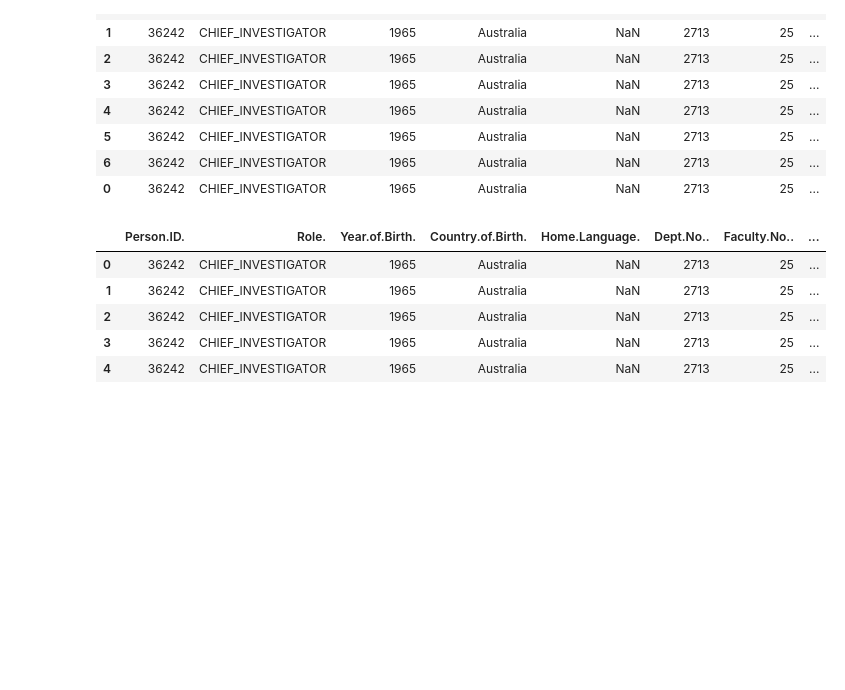
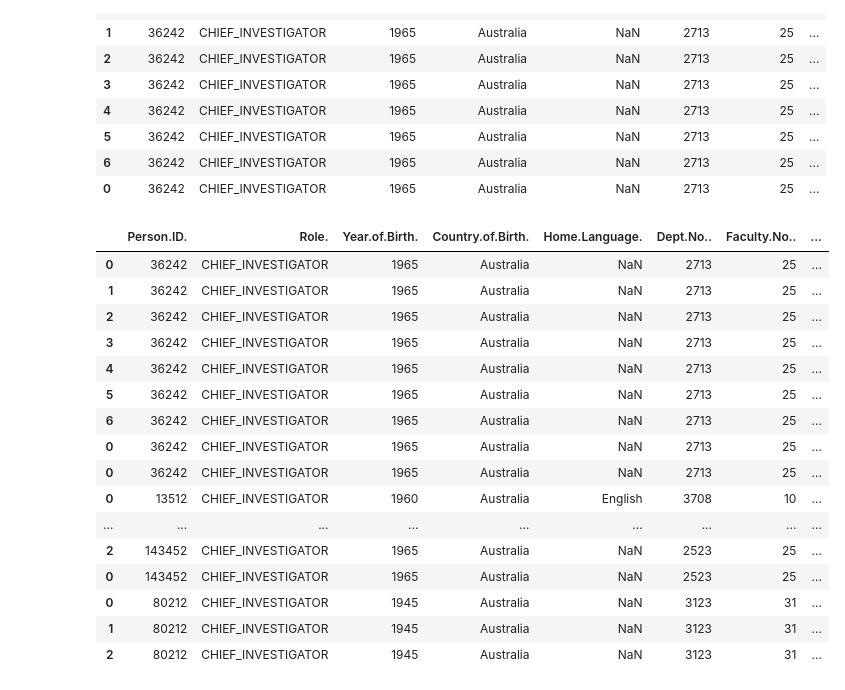
Before and after one commit to maximerihouey/grant_application, a Jupyter notebook: descriptive_analytics_maxime.ipynb, the cells around one changed output. Drawn from its saved outputs; the diff is of its cells as text; code cells hidden in the pictures; blank space fills up the shorter version.

```diff
--- a/descriptive_analytics_maxime.ipynb
+++ b/descriptive_analytics_maxime.ipynb
@@ -217,11 +217,22 @@ for person_id in person_unique_id:
 
         column_number += 1
 # %%
-person_DF.head()
+person_DF.head(20)
 # %% [output]
 |  | Person.ID. | Role. | Year.of.Birth. | Country.of.Birth. | Home.Language. | Dept.No.. | Faculty.No.. | ... |
 | 0 | 36242 | CHIEF_INVESTIGATOR | 1965 | Australia | NaN | 2713 | 25 | ... |
 | 1 | 36242 | CHIEF_INVESTIGATOR | 1965 | Australia | NaN | 2713 | 25 | ... |
 | 2 | 36242 | CHIEF_INVESTIGATOR | 1965 | Australia | NaN | 2713 | 25 | ... |
 | 3 | 36242 | CHIEF_INVESTIGATOR | 1965 | Australia | NaN | 2713 | 25 | ... |
 | 4 | 36242 | CHIEF_INVESTIGATOR | 1965 | Australia | NaN | 2713 | 25 | ... |
+| 5 | 36242 | CHIEF_INVESTIGATOR | 1965 | Australia | NaN | 2713 | 25 | ... |
+| 6 | 36242 | CHIEF_INVESTIGATOR | 1965 | Australia | NaN | 2713 | 25 | ... |
+| 0 | 36242 | CHIEF_INVESTIGATOR | 1965 | Australia | NaN | 2713 | 25 | ... |
+| 0 | 36242 | CHIEF_INVESTIGATOR | 1965 | Australia | NaN | 2713 | 25 | ... |
+| 0 | 13512 | CHIEF_INVESTIGATOR | 1960 | Australia | English | 3708 | 10 | ... |
+| ... | ... | ... | ... | ... | ... | ... | ... | ... |
+| 2 | 143452 | CHIEF_INVESTIGATOR | 1965 | Australia | NaN | 2523 | 25 | ... |
+| 0 | 143452 | CHIEF_INVESTIGATOR | 1965 | Australia | NaN | 2523 | 25 | ... |
+| 0 | 80212 | CHIEF_INVESTIGATOR | 1945 | Australia | NaN | 3123 | 31 | ... |
+| 1 | 80212 | CHIEF_INVESTIGATOR | 1945 | Australia | NaN | 3123 | 31 | ... |
+| 2 | 80212 | CHIEF_INVESTIGATOR | 1945 | Australia | NaN | 3123 | 31 | ... |
```
Also changed, not shown: parts of 8 cells of this notebook.
